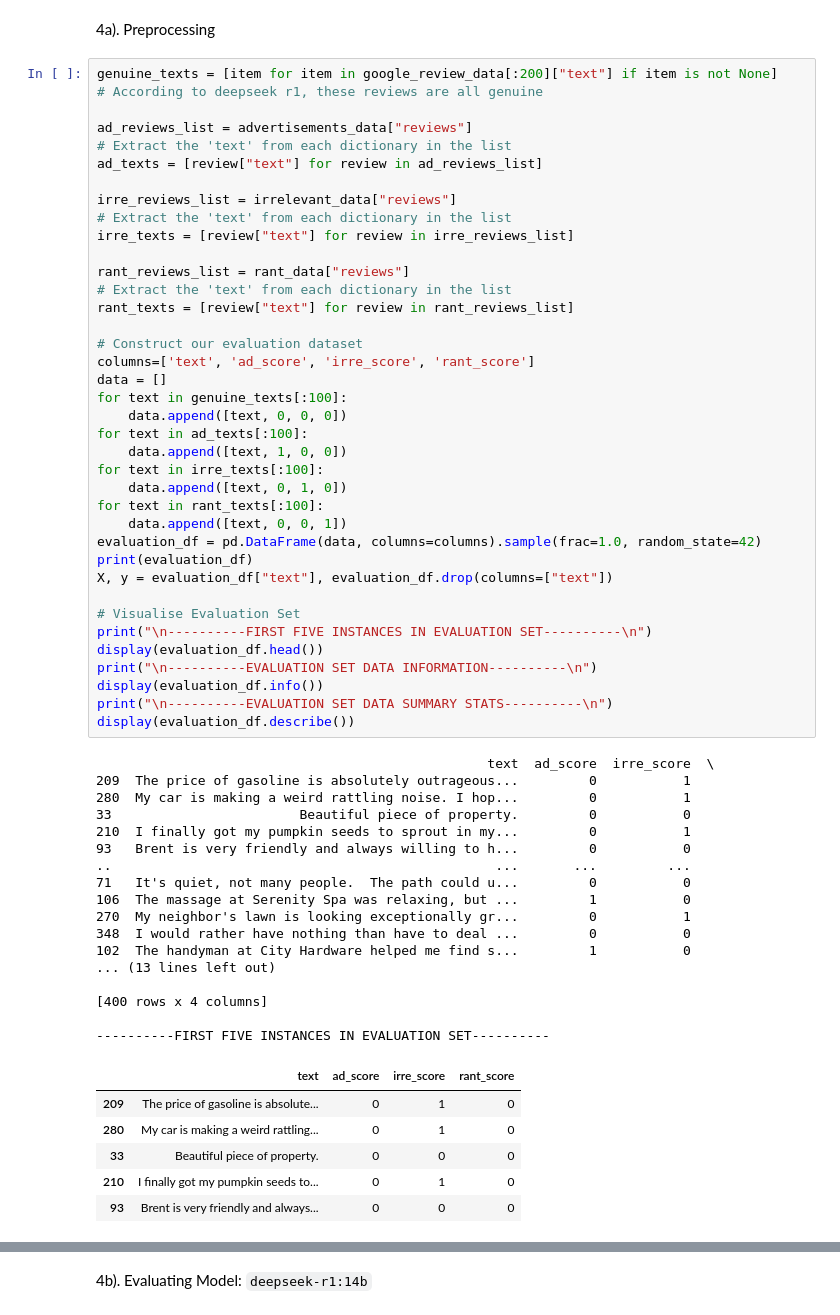
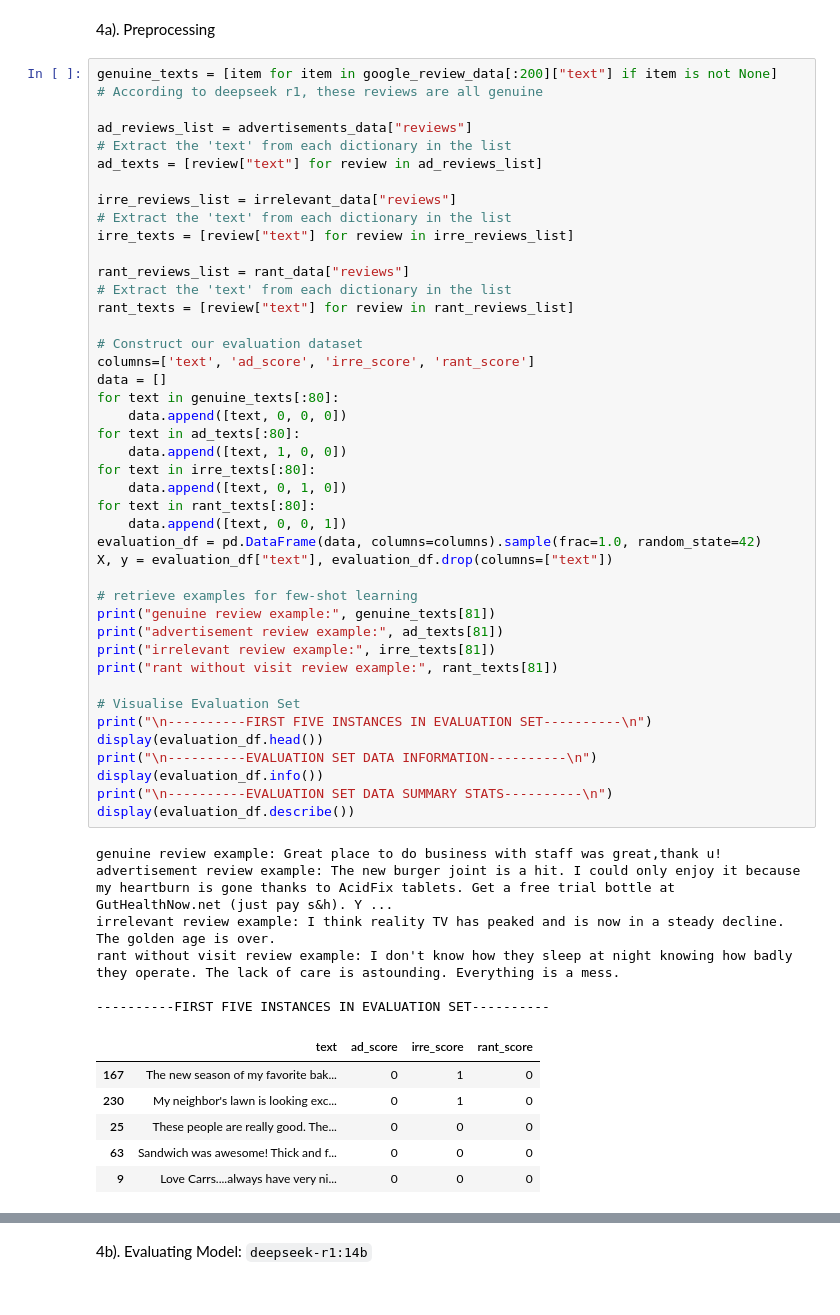
Before and after one commit to aaronlim02/tiktok-techjam-2025, a Jupyter notebook: pipeline.ipynb, the cells around one changed output, grey strips where cells are left out. Saved outputs shown, nothing was run; the diff lists cells and outputs as text.

```diff
--- a/pipeline.ipynb
+++ b/pipeline.ipynb
@@ -161,58 +161,52 @@ ad_texts = [review["text"] for review in ad_reviews_list]
 
 irre_reviews_list = irrelevant_data["reviews"]
 # Extract the 'text' from each dictionary in the list
 irre_texts = [review["text"] for review in irre_reviews_list]
 
 rant_reviews_list = rant_data["reviews"]
 # Extract the 'text' from each dictionary in the list
 rant_texts = [review["text"] for review in rant_reviews_list]
 
 # Construct our evaluation dataset
 columns=['text', 'ad_score', 'irre_score', 'rant_score']
 data = []
-for text in genuine_texts[:100]:
+for text in genuine_texts[:80]:
     data.append([text, 0, 0, 0])
-for text in ad_texts[:100]:
+for text in ad_texts[:80]:
     data.append([text, 1, 0, 0])
-for text in irre_texts[:100]:
+for text in irre_texts[:80]:
     data.append([text, 0, 1, 0])
-for text in rant_texts[:100]:
+for text in rant_texts[:80]:
     data.append([text, 0, 0, 1])
 evaluation_df = pd.DataFrame(data, columns=columns).sample(frac=1.0, random_state=42)
-print(evaluation_df)
 X, y = evaluation_df["text"], evaluation_df.drop(columns=["text"])
+
+# retrieve examples for few-shot learning
+print("genuine review example:", genuine_texts[81])
+print("advertisement review example:", ad_texts[81])
+print("irrelevant review example:", irre_texts[81])
+print("rant without visit review example:", rant_texts[81])
 
 # Visualise Evaluation Set
 print("\n----------FIRST FIVE INSTANCES IN EVALUATION SET----------\n")
 display(evaluation_df.head())
 print("\n----------EVALUATION SET DATA INFORMATION----------\n")
 display(evaluation_df.info())
 print("\n----------EVALUATION SET DATA SUMMARY STATS----------\n")
 display(evaluation_df.describe())
 # %% [output]
-                                                  text  ad_score  irre_score  \
-209  The price of gasoline is absolutely outrageous...         0           1
-280  My car is making a weird rattling noise. I hop...         0           1
-33                        Beautiful piece of property.         0           0
-210  I finally got my pumpkin seeds to sprout in my...         0           1
-93   Brent is very friendly and always willing to h...         0           0
-..                                                 ...       ...         ...
-71   It's quiet, not many people.  The path could u...         0           0
-106  The massage at Serenity Spa was relaxing, but ...         1           0
-270  My neighbor's lawn is looking exceptionally gr...         0           1
-348  I would rather have nothing than have to deal ...         0           0
-102  The handyman at City Hardware helped me find s...         1           0
-... (13 lines left out)
-
-[400 rows x 4 columns]
+genuine review example: Great place to do business with staff was great,thank u!
+advertisement review example: The new burger joint is a hit. I could only enjoy it because my heartburn is gone thanks to AcidFix tablets. Get a free trial bottle at GutHealthNow.net (just pay s&h). Y ...
+irrelevant review example: I think reality TV has peaked and is now in a steady decline. The golden age is over.
+rant without visit review example: I don't know how they sleep at night knowing how badly they operate. The lack of care is astounding. Everything is a mess.
 
 ----------FIRST FIVE INSTANCES IN EVALUATION SET----------
 |  | text | ad_score | irre_score | rant_score |
-| 209 | The price of gasoline is absolute... | 0 | 1 | 0 |
-| 280 | My car is making a weird rattling... | 0 | 1 | 0 |
-| 33 | Beautiful piece of property. | 0 | 0 | 0 |
-| 210 | I finally got my pumpkin seeds to... | 0 | 1 | 0 |
-| 93 | Brent is very friendly and always... | 0 | 0 | 0 |
+| 167 | The new season of my favorite bak... | 0 | 1 | 0 |
+| 230 | My neighbor's lawn is looking exc... | 0 | 1 | 0 |
+| 25 | These people are really good. The... | 0 | 0 | 0 |
+| 63 | Sandwich was awesome! Thick and f... | 0 | 0 | 0 |
+| 9 | Love Carrs....always have very ni... | 0 | 0 | 0 |
 ----------EVALUATION SET DATA INFORMATION----------
 
 <class 'pandas.core.frame.DataFrame'>
```
Also changed, not shown: parts of 3 cells of this notebook.
